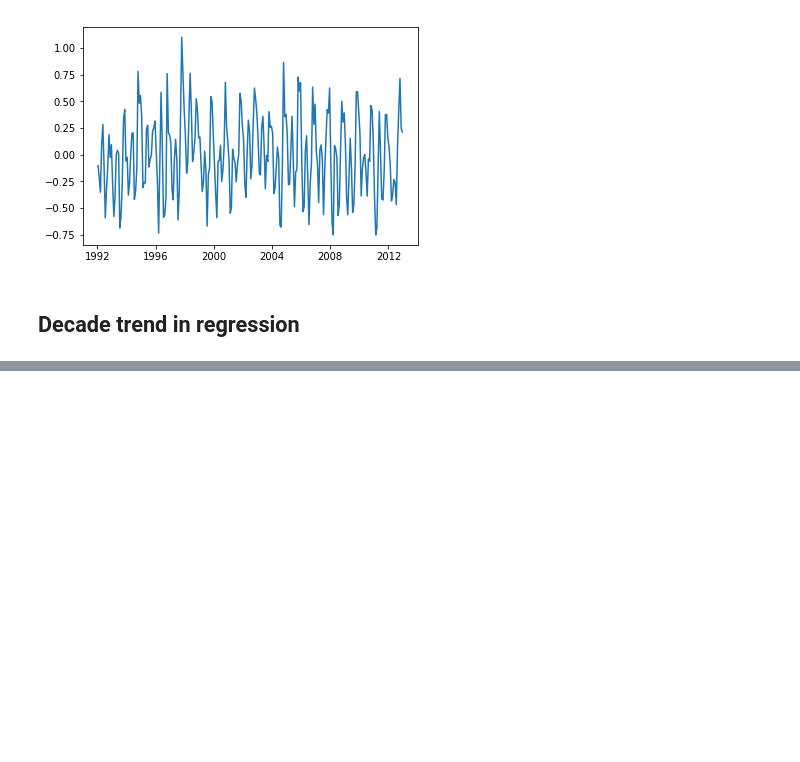
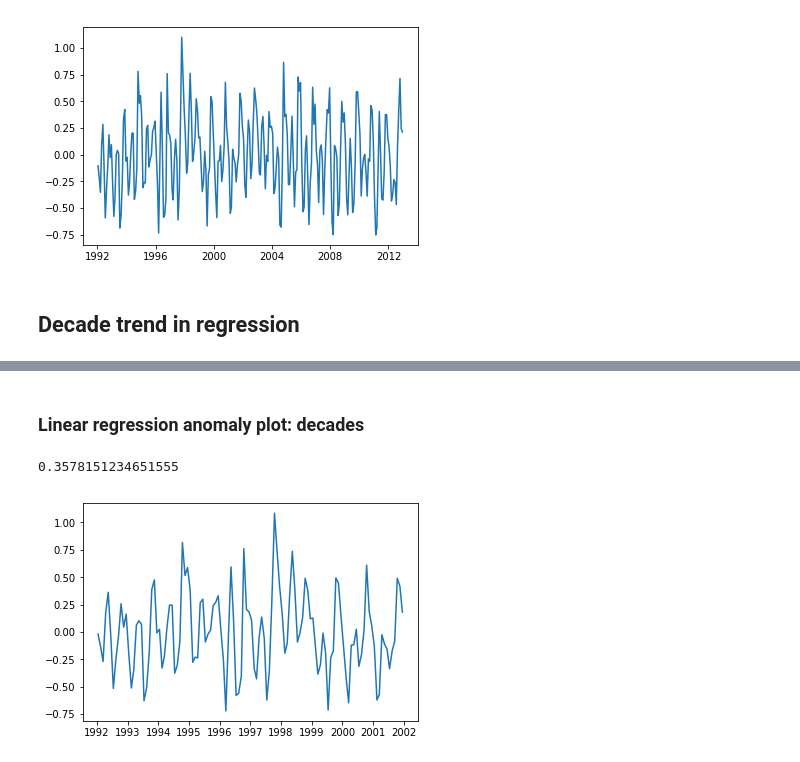
Before and after one commit to rursino/carbon-cycle-feedbacks, a Jupyter notebook: Peylin_flux/Notebooks/lin_reg.ipynb, the cells around one changed output, grey strips where cells are left out. Cells and saved outputs as stored; diff of their text form; code cells hidden in the pictures; blank space fills up the shorter version.

```diff
--- a/Peylin_flux/Notebooks/lin_reg.ipynb
+++ b/Peylin_flux/Notebooks/lin_reg.ipynb
@@ -118,0 +146,8 @@ plt.plot(Rayner.time, Rayner.earth_land_total-line)
+# %% [markdown]
+### Linear regression anomaly plot: decades
+# %%
+plt.plot(Rayner.time[i], Rayner.earth_land_total[i]-line_i)
+print((Rayner.earth_land_total[i]-line_i).std())
+# %% [output]
+0.3578151234651555
+[figure, added]
```
Also changed, not shown: parts of 32 cells of this notebook, 3 other files.
